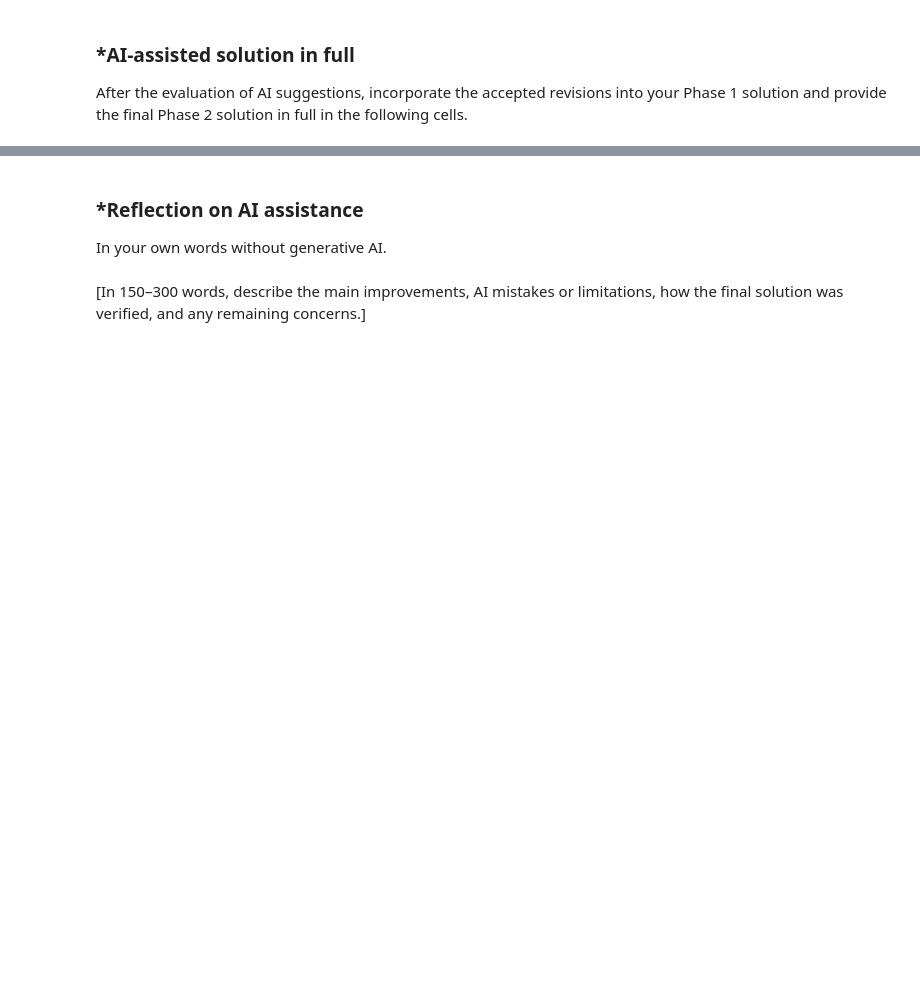
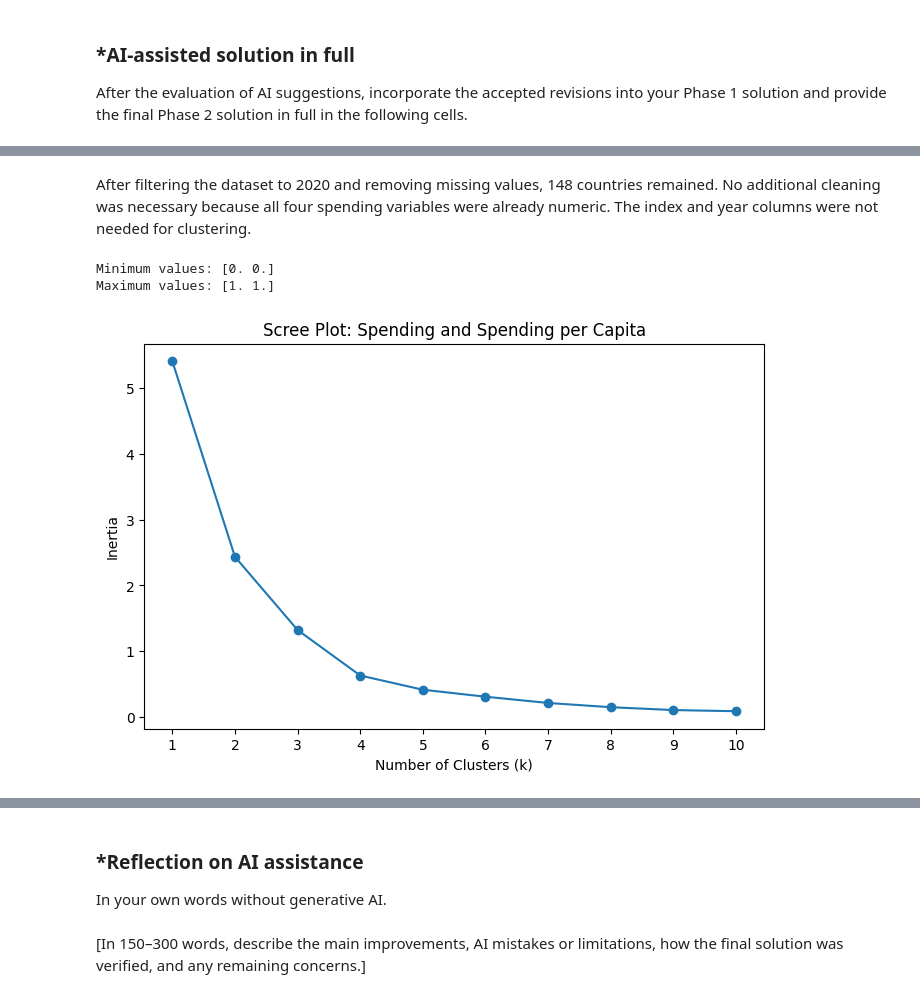
Before and after one commit to eyramg/A04-clustering, a Jupyter notebook: Copy_of_notebook.ipynb, the cells around one changed output, grey strips where cells are left out. Saved outputs shown, nothing was run; the diff lists cells and outputs as text; code cells hidden in the pictures; blank space fills up the shorter version.

```diff
--- a/Copy_of_notebook.ipynb
+++ b/Copy_of_notebook.ipynb
@@ -411,0 +548,12 @@ After the evaluation of AI suggestions, incorporate the accepted revisions into
+# %%
+
+# Load the dataset
+df = pd.read_csv("SIPRI Military Expenditure Database.csv")
+
+# Filter for 2020 and remove missing values
+df2020 = df[df["Year"] == 2020].dropna().copy()
+
+print("Number of countries:", len(df2020))
+print(df2020.dtypes)
+
+df2020.head()
@@ -411,0 +576,40 @@ After the evaluation of AI suggestions, incorporate the accepted revisions into
+# %% [markdown]
+After filtering the dataset to 2020 and removing missing values, 148 countries remained. No additional cleaning was necessary because all four spending variables were already numeric. The index and year columns were not needed for clustering.
+# %%
+
+variables1 = [
+    "Spending (2020 USD)",
+    "Spending per Capita"
+]
+
+scaler = MinMaxScaler()
+X1 = scaler.fit_transform(df2020[variables1])
+
+# Verify normalization
+print("Minimum values:", X1.min(axis=0))
+print("Maximum values:", X1.max(axis=0))
+# %% [output]
+Minimum values: [0. 0.]
+Maximum values: [1. 1.]
+# %%
+
+inertia1 = []
+
+for k in range(1, 11):
+    model = KMeans(
+        n_clusters=k,
+        random_state=100,
+        n_init=10
+    )
+    model.fit(X1)
+    inertia1.append(model.inertia_)
+
+plt.figure(figsize=(8, 5))
+plt.plot(range(1, 11), inertia1, marker="o")
+plt.xlabel("Number of Clusters (k)")
+plt.ylabel("Inertia")
+plt.title("Scree Plot: Spending and Spending per Capita")
+plt.xticks(range(1, 11))
+plt.show()
+# %% [output]
+[figure, added]
```
Also changed, not shown: parts of 24 cells of this notebook.
